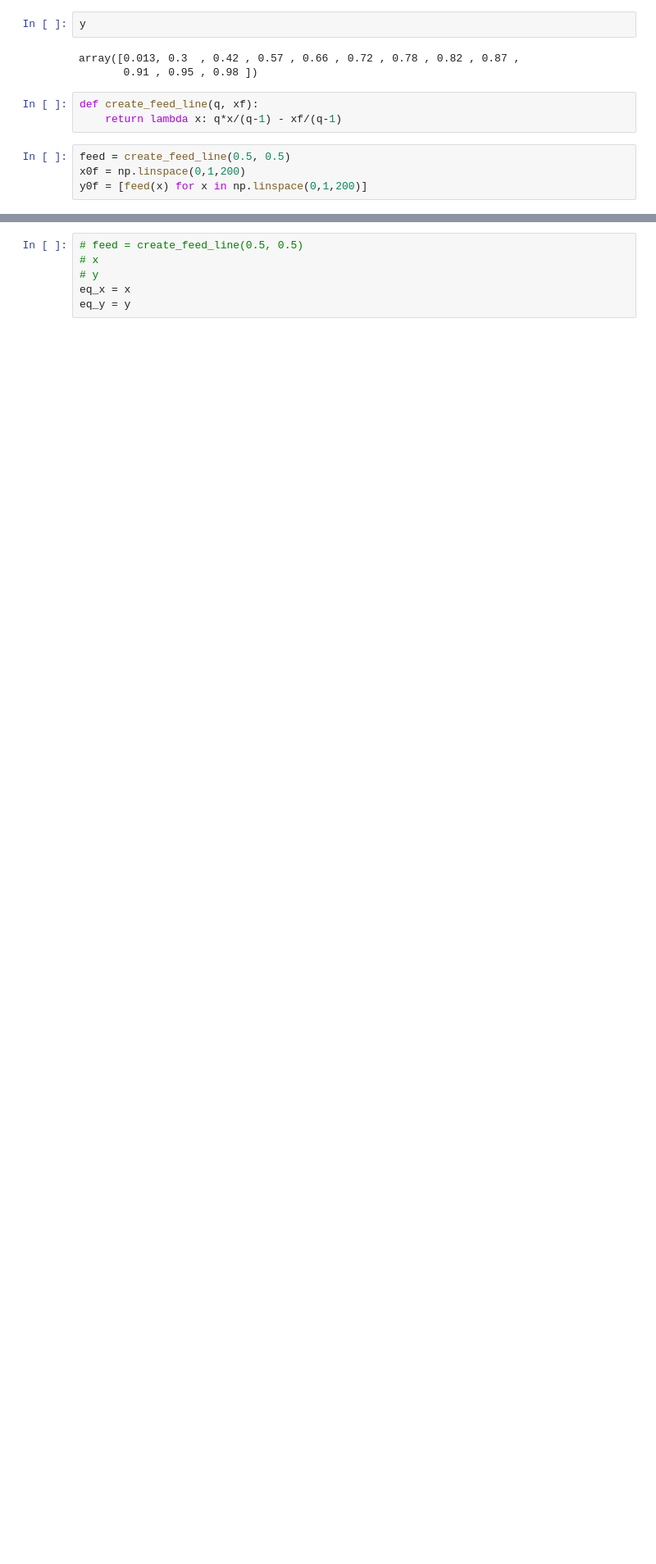
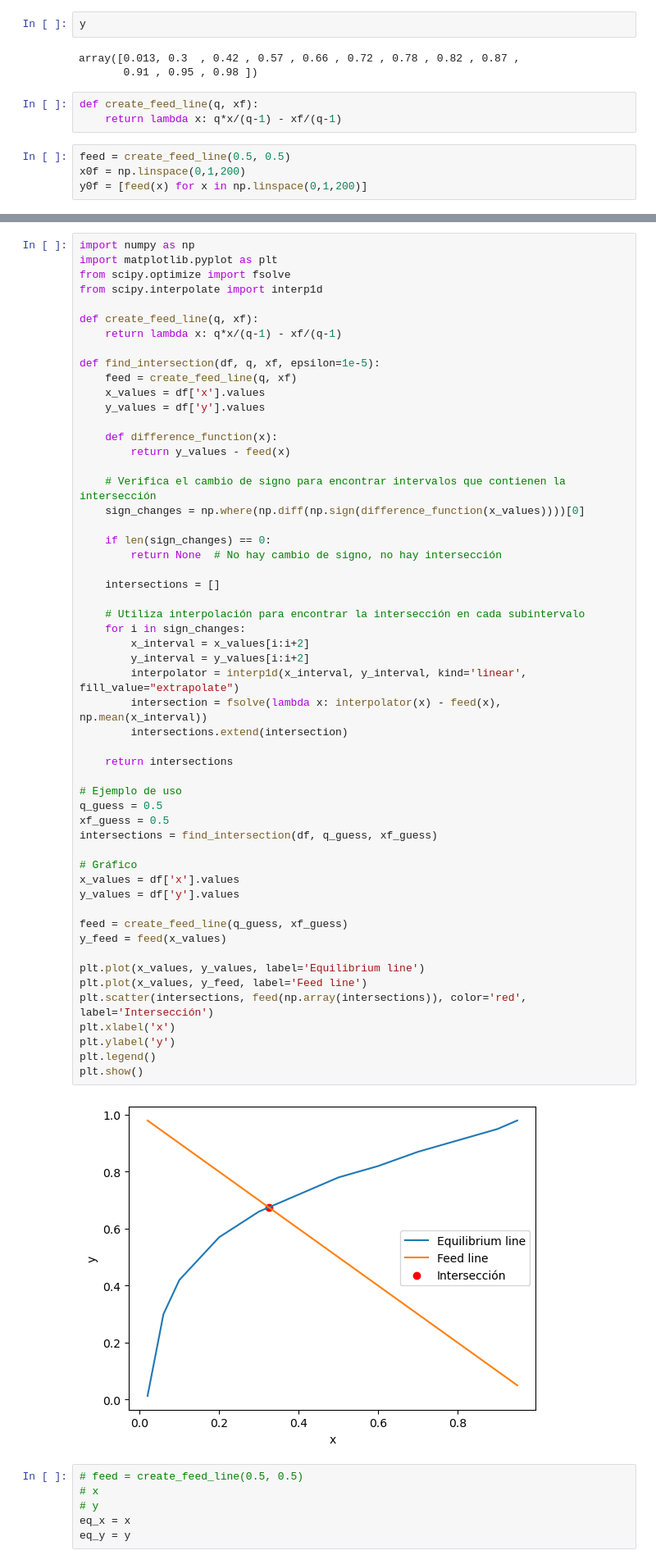
Before and after one commit to osl-pocs/fqlearn, a Jupyter notebook: docs/intersecctionnPOC.ipynb, the cells around one changed output, grey strips where cells are left out. Shown at 82% size. Cells and saved outputs as stored; diff of their text form; blank space fills up the shorter version.

Commit message:
intersection (#20)

```diff
--- a/docs/intersecctionnPOC.ipynb
+++ b/docs/intersecctionnPOC.ipynb
@@ -65,3 +67,59 @@ plt.grid(True)
+# %%
+import numpy as np
+import matplotlib.pyplot as plt
+from scipy.optimize import fsolve
+from scipy.interpolate import interp1d
+
+def create_feed_line(q, xf):
+    return lambda x: q*x/(q-1) - xf/(q-1)
+
+def find_intersection(df, q, xf, epsilon=1e-5):
+    feed = create_feed_line(q, xf)
+    x_values = df['x'].values
+    y_values = df['y'].values
+
+    def difference_function(x):
+        return y_values - feed(x)
+
+    # Verifica el cambio de signo para encontrar intervalos que contienen la intersección
+    sign_changes = np.where(np.diff(np.sign(difference_function(x_values))))[0]
+
+    if len(sign_changes) == 0:
+        return None  # No hay cambio de signo, no hay intersección
+
+    intersections = []
+
+    # Utiliza interpolación para encontrar la intersección en cada subintervalo
+    for i in sign_changes:
+        x_interval = x_values[i:i+2]
+        y_interval = y_values[i:i+2]
+        interpolator = interp1d(x_interval, y_interval, kind='linear', fill_value="extrapolate")
+        intersection = fsolve(lambda x: interpolator(x) - feed(x), np.mean(x_interval))
+        intersections.extend(intersection)
+
+    return intersections
+
+# Ejemplo de uso
+q_guess = 0.5
+xf_guess = 0.5
+intersections = find_intersection(df, q_guess, xf_guess)
+
+# Gráfico
+x_values = df['x'].values
+y_values = df['y'].values
+
+feed = create_feed_line(q_guess, xf_guess)
+y_feed = feed(x_values)
+
+plt.plot(x_values, y_values, label='Equilibrium line')
+plt.plot(x_values, y_feed, label='Feed line')
+plt.scatter(intersections, feed(np.array(intersections)), color='red', label='Intersección')
+plt.xlabel('x')
+plt.ylabel('y')
+plt.legend()
+plt.show()
+# %% [output]
+[figure, added]
 # %%
 # feed = create_feed_line(0.5, 0.5)
 # x
```
Also changed, not shown: parts of 1 cell of this notebook, 3 other files.
